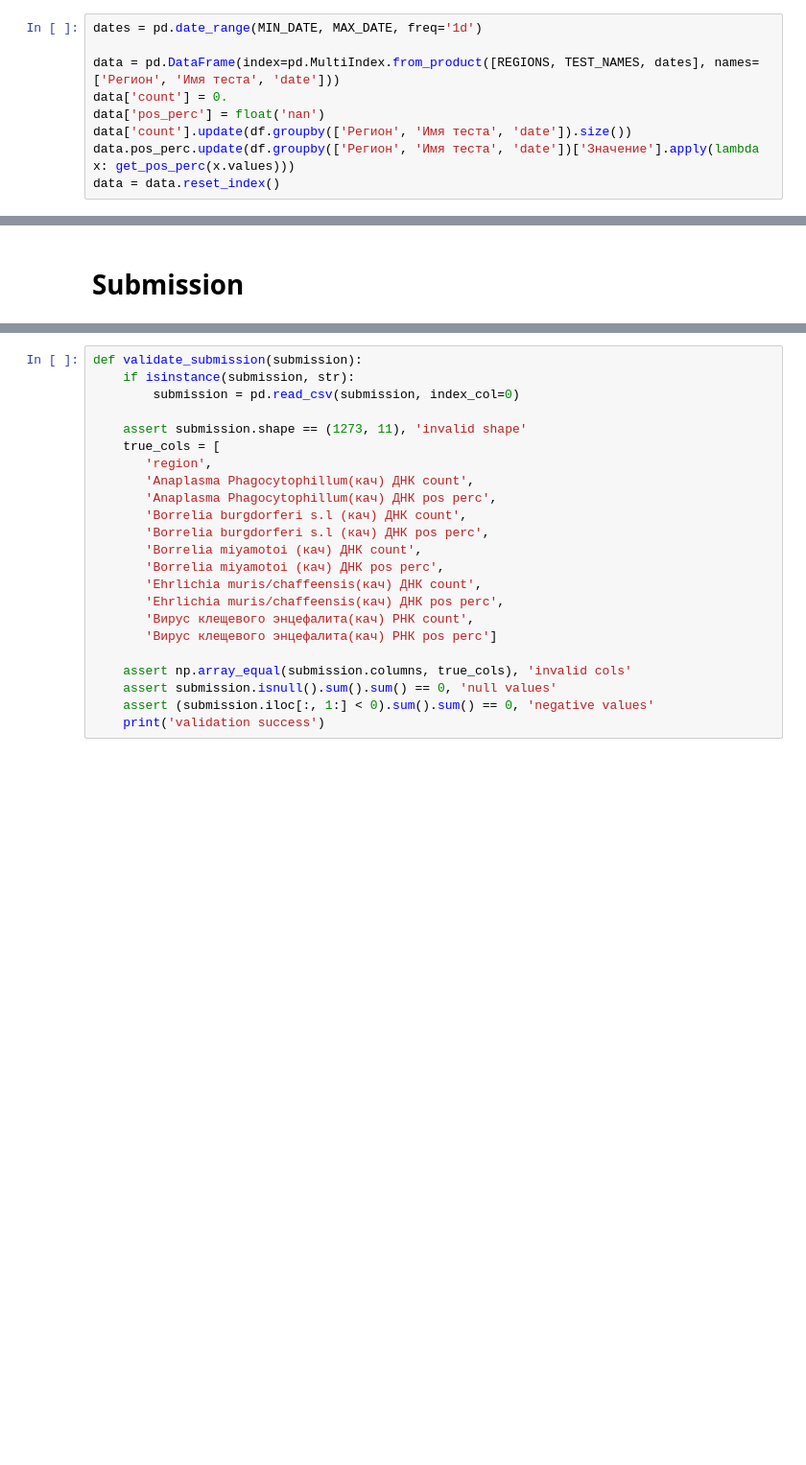
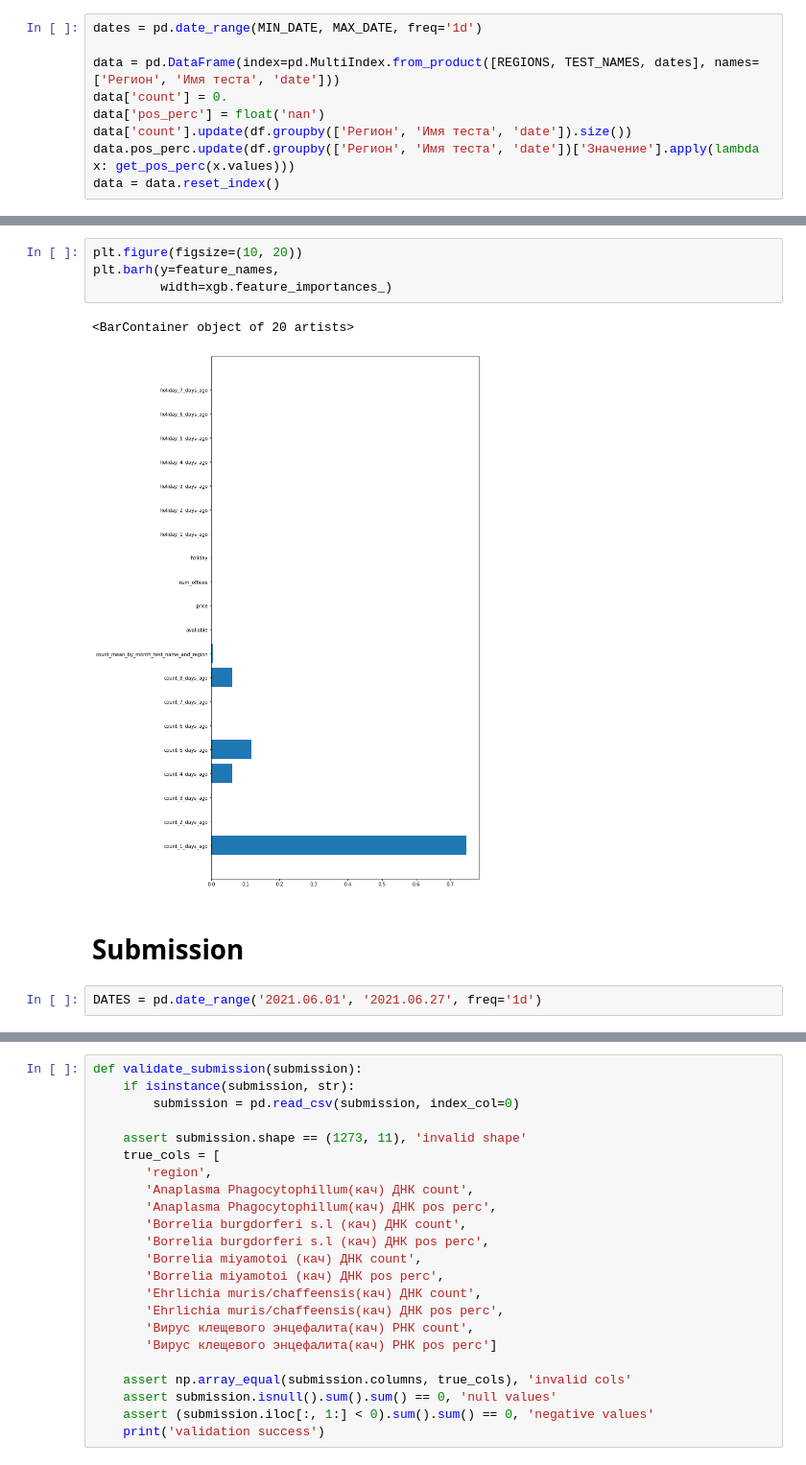
Before and after one commit to migonch/bcg_hack_2021, a Jupyter notebook: notebooks/main.ipynb, the cells around one changed output, grey strips where cells are left out. Shown at 96% size. Drawn from its saved outputs; the diff is of its cells as text; blank space fills up the shorter version.

```diff
--- a/notebooks/main.ipynb
+++ b/notebooks/main.ipynb
@@ -102,3 +342,12 @@ plt.legend()
+# %%
+plt.figure(figsize=(10, 20))
+plt.barh(y=feature_names,
+         width=xgb.feature_importances_)
+# %% [output]
+<BarContainer object of 20 artists>
+[figure, added]
 # %% [markdown]
 # Submission
+# %%
+DATES = pd.date_range('2021.06.01', '2021.06.27', freq='1d')
 # %%
```
Also changed, not shown: parts of 57 cells of this notebook.
